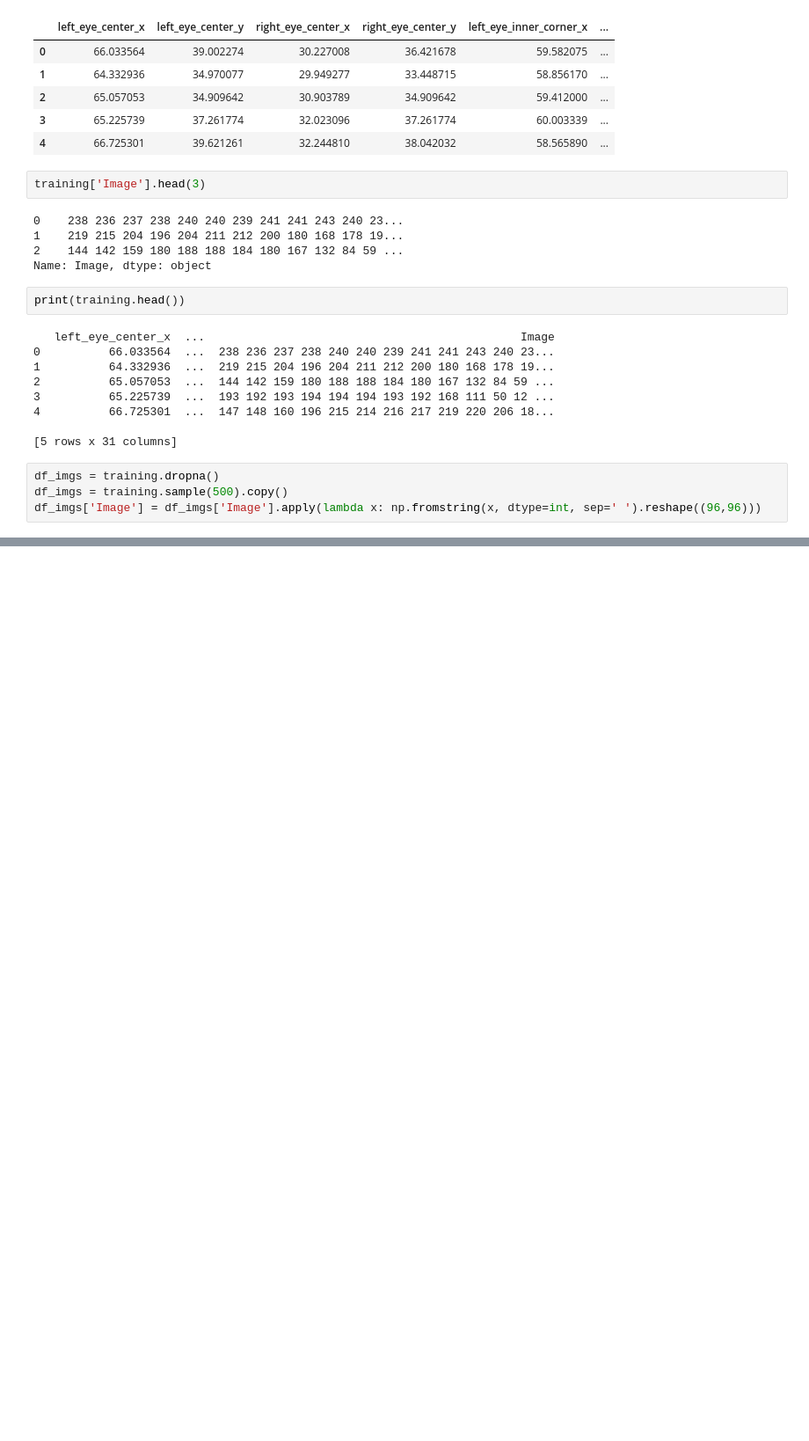
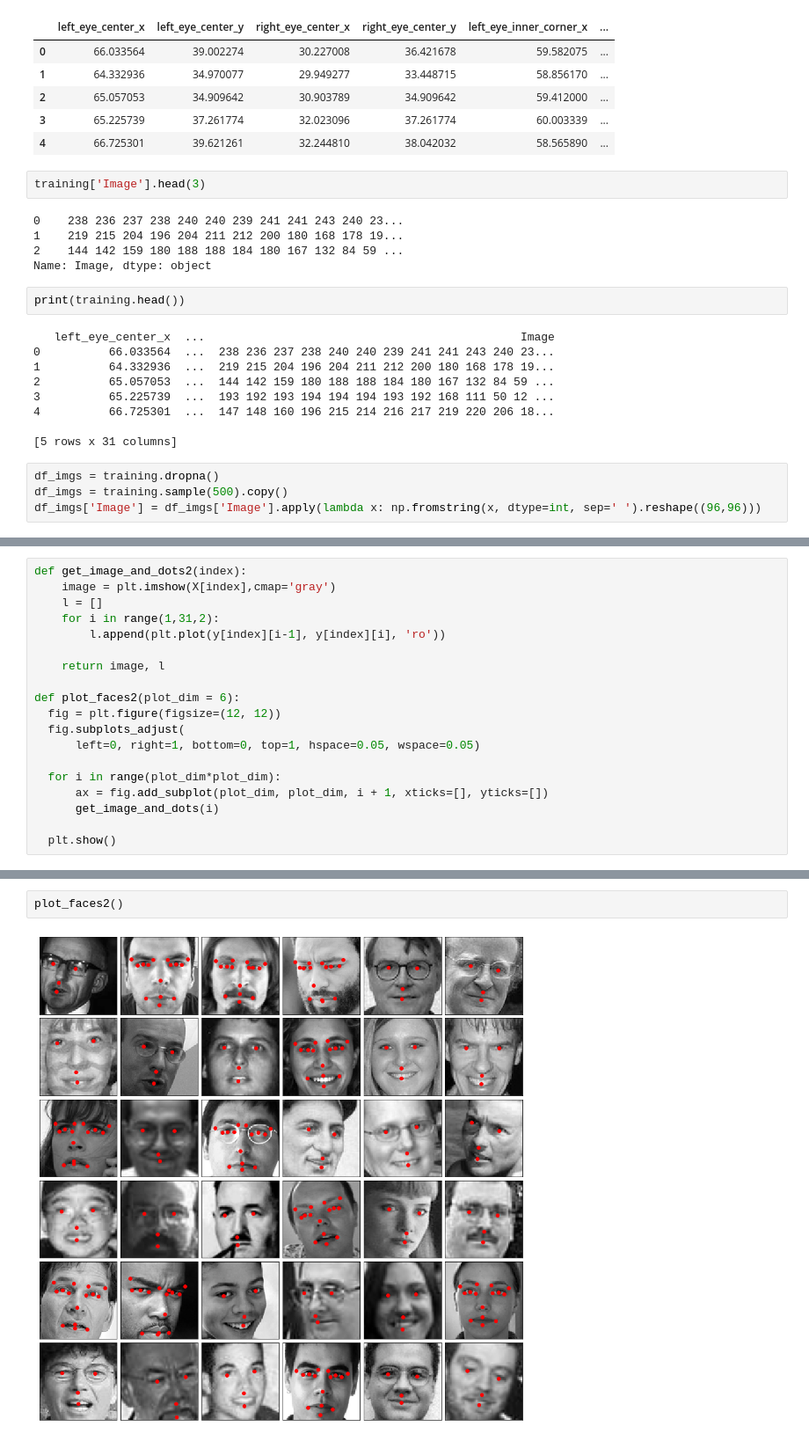
Before and after one commit to blawok/Facial_Keypoints, a Jupyter notebook: data_augmentation.ipynb, the cells around one changed output, grey strips where cells are left out. Shown at 88% size. Cells and saved outputs as stored; diff of their text form; blank space fills up the shorter version.

```diff
--- a/data_augmentation.ipynb
+++ b/data_augmentation.ipynb
@@ -209,0 +195,19 @@ array([[85.61267518, -7.6970045 , 86.37418009, ..., -7.19344864,
+# %%
+def get_image_and_dots2(index):
+    image = plt.imshow(X[index],cmap='gray')
+    l = []
+    for i in range(1,31,2):
+        l.append(plt.plot(y[index][i-1], y[index][i], 'ro'))
+
+    return image, l
+
+def plot_faces2(plot_dim = 6):
+  fig = plt.figure(figsize=(12, 12))
+  fig.subplots_adjust(
+      left=0, right=1, bottom=0, top=1, hspace=0.05, wspace=0.05)
+
+  for i in range(plot_dim*plot_dim):
+      ax = fig.add_subplot(plot_dim, plot_dim, i + 1, xticks=[], yticks=[])
+      get_image_and_dots(i)
+
+  plt.show()
@@ -209,0 +218,4 @@ array([[85.61267518, -7.6970045 , 86.37418009, ..., -7.19344864,
+# %%
+plot_faces2()
+# %% [output]
+[figure, added]
```
Also changed, not shown: parts of 14 cells of this notebook.
